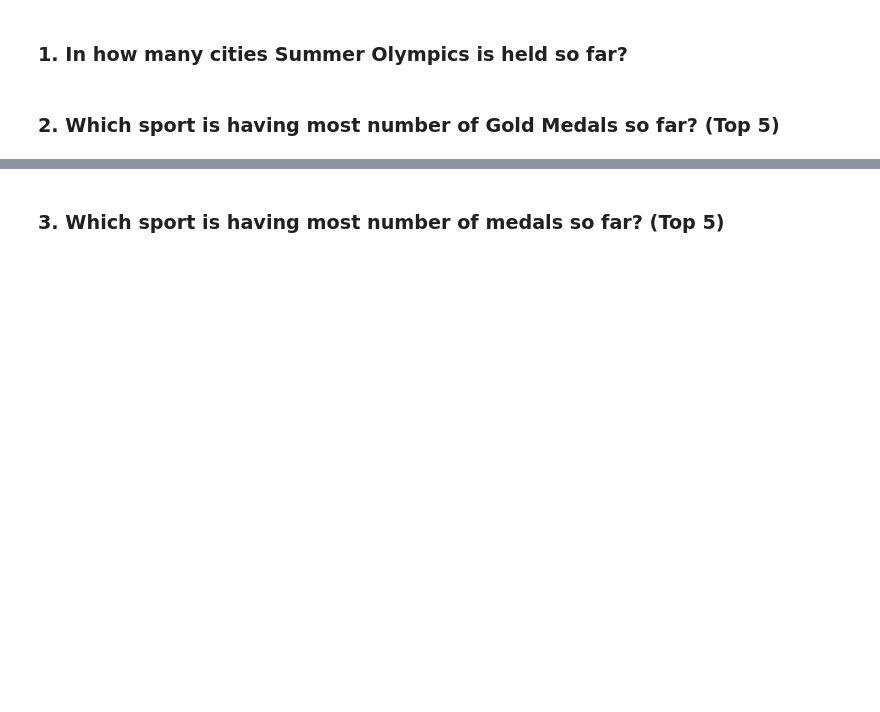
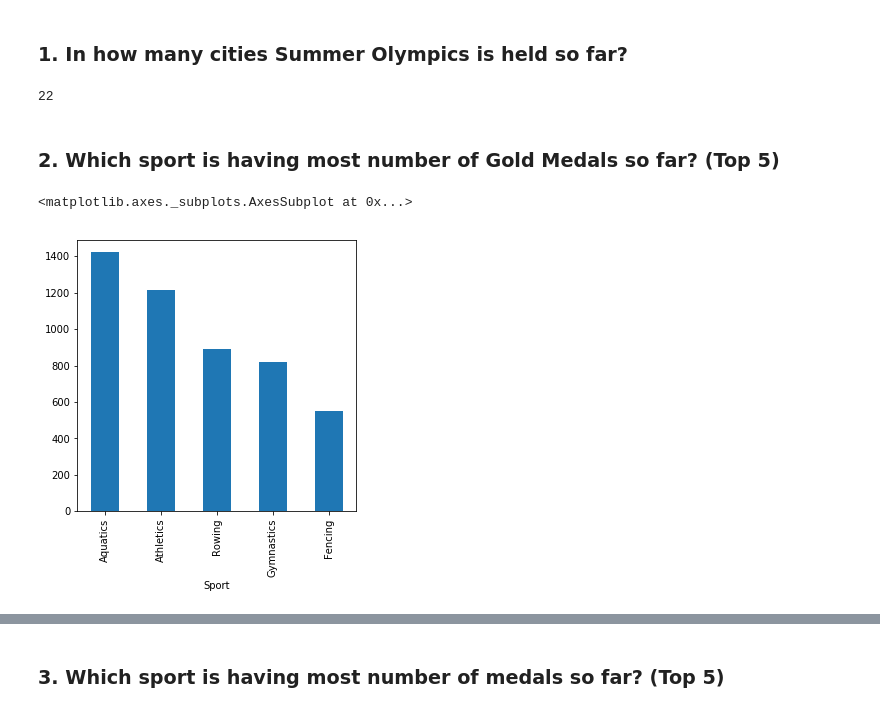
Before and after one commit to AshishJangra27/Skill-India-AI-ML-Scholarship, a Jupyter notebook: Summer Olympics/Summer.ipynb, the cells around one changed output, grey strips where cells are left out. Cells and saved outputs as stored; diff of their text form; code cells hidden in the pictures; blank space fills up the shorter version.

```diff
--- a/Summer Olympics/Summer.ipynb
+++ b/Summer Olympics/Summer.ipynb
@@ -1,2 +1,6 @@
 # %% [markdown]
 # Summer Olympics Data Analysis Assignment
+# %%
+import pandas as pd
+
+df = pd.read_csv("summer.csv")
@@ -3,4 +16,15 @@
 # %% [markdown]
 ### 1. In how many cities Summer Olympics is held so far?
+# %%
+len(df['City'].unique())
+# %% [output]
+22
 # %% [markdown]
 ### 2. Which sport is having most number of Gold Medals so far? (Top 5)
+# %%
+df_pr = df[df['Medal'] == 'Gold']
+
+df_pr.groupby('Sport').count()['Medal'].sort_values(ascending = False).head().plot.bar(figsize = (5,5))
+# %% [output]
+<matplotlib.axes._subplots.AxesSubplot at 0x...>
+[figure, added]
```
Also changed, not shown: parts of 13 cells of this notebook.
